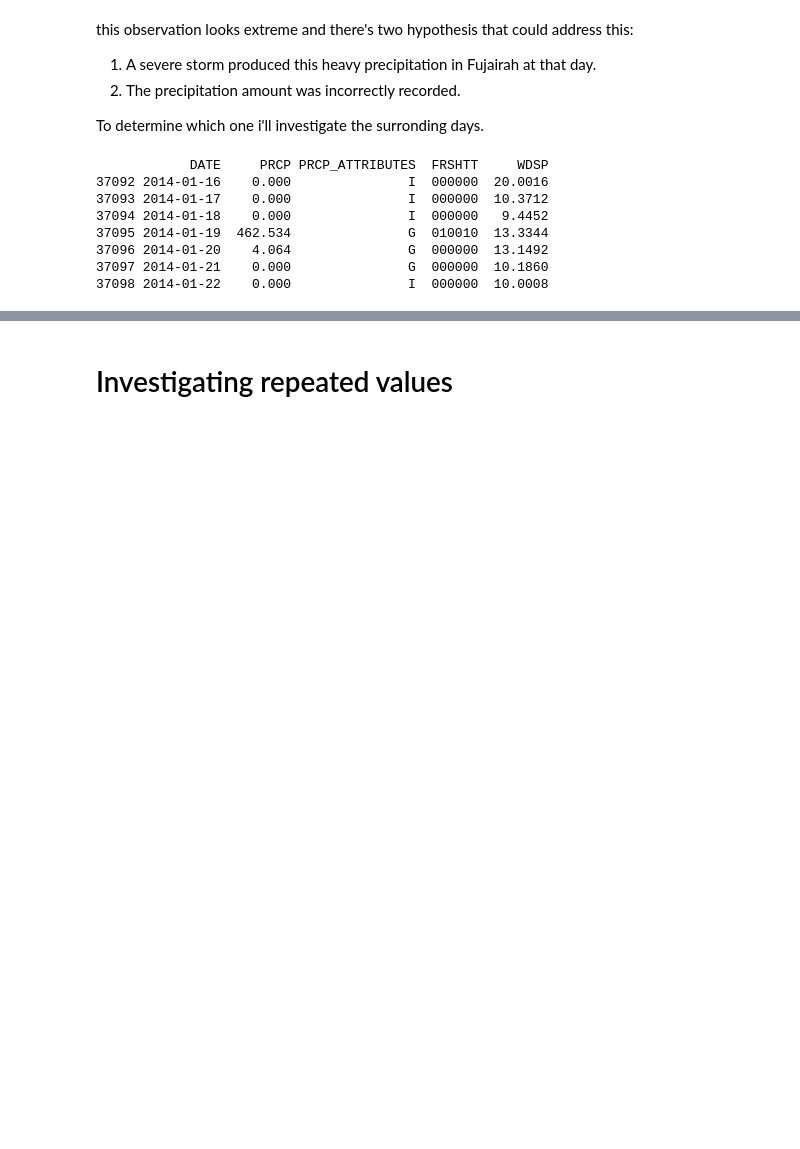
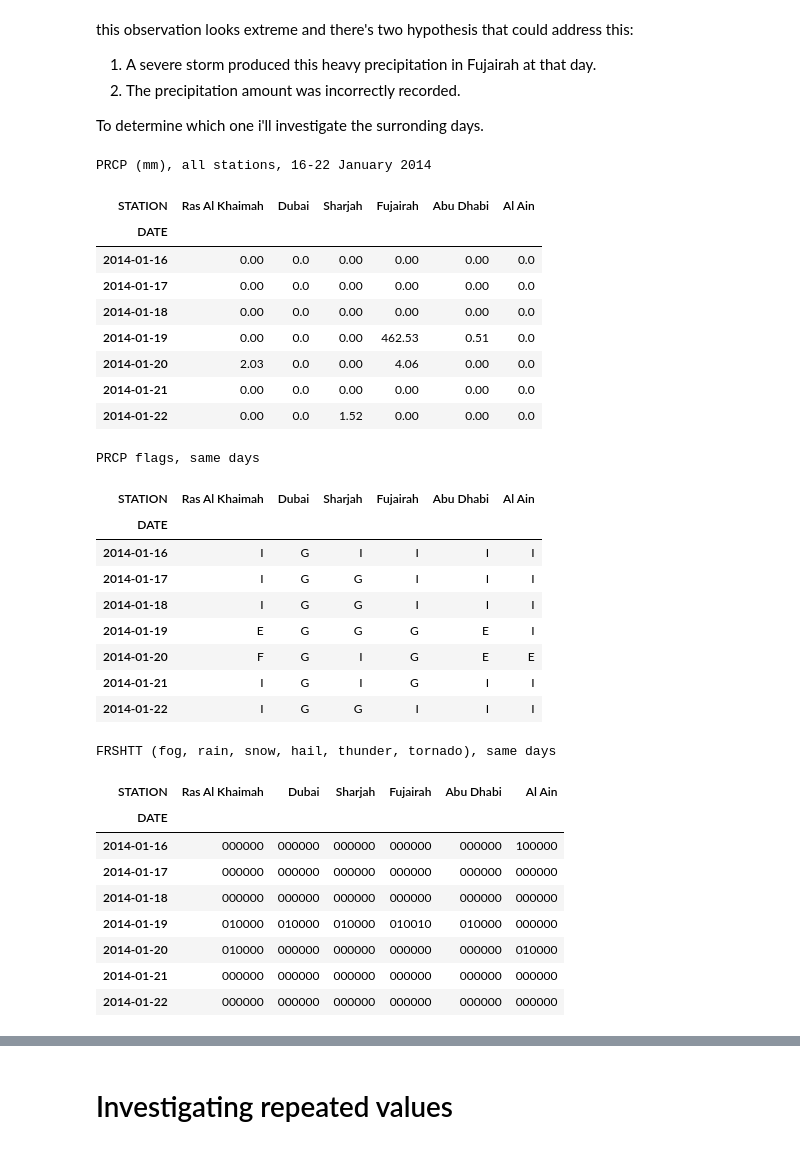
Before and after one commit to mrym828/Rainfall-generalization, a Jupyter notebook: notebooks/01_data_inspection.ipynb, the cells around one changed output, grey strips where cells are left out. Drawn from its saved outputs; the diff is of its cells as text; code cells hidden in the pictures; blank space fills up the shorter version.

```diff
--- a/notebooks/01_data_inspection.ipynb
+++ b/notebooks/01_data_inspection.ipynb
@@ -341,17 +425,45 @@ this observation looks extreme and there's two hypothesis that could address thi
 
 To determine which one i'll investigate the surronding days.
 # %%
-mask = cleaned['DATE'].between("2014-01-16", "2014-01-22")
-station_mask = cleaned['STATION'] == '41198099999'
-columns = ['DATE', 'PRCP', 'PRCP_ATTRIBUTES', 'FRSHTT', 'WDSP']
-print(cleaned.loc[mask & station_mask, columns])
+def chech_each_station(df, start, end, value):
+    window = df[df['DATE'].between(start,end)]
+    return window.pivot(index='DATE', columns='STATION', values=value).rename(columns=STATION_NAMES)
+
+print("PRCP (mm), all stations, 16-22 January 2014")
+display(chech_each_station(cleaned, "2014-01-16", "2014-01-22", "PRCP").round(2))
+print("PRCP flags, same days")
+display(chech_each_station(cleaned, "2014-01-16", "2014-01-22", "PRCP_ATTRIBUTES"))
+print("FRSHTT (fog, rain, snow, hail, thunder, tornado), same days")
+display(chech_each_station(cleaned, "2014-01-16", "2014-01-22", "FRSHTT"))
 # %% [output]
-            DATE     PRCP PRCP_ATTRIBUTES  FRSHTT     WDSP
-37092 2014-01-16    0.000               I  000000  20.0016
-37093 2014-01-17    0.000               I  000000  10.3712
-37094 2014-01-18    0.000               I  000000   9.4452
-37095 2014-01-19  462.534               G  010010  13.3344
-37096 2014-01-20    4.064               G  000000  13.1492
-37097 2014-01-21    0.000               G  000000  10.1860
-37098 2014-01-22    0.000               I  000000  10.0008
+PRCP (mm), all stations, 16-22 January 2014
+| STATION | Ras Al Khaimah | Dubai | Sharjah | Fujairah | Abu Dhabi | Al Ain |
+| DATE |  |  |  |  |  |  |
+| 2014-01-16 | 0.00 | 0.0 | 0.00 | 0.00 | 0.00 | 0.0 |
+| 2014-01-17 | 0.00 | 0.0 | 0.00 | 0.00 | 0.00 | 0.0 |
+| 2014-01-18 | 0.00 | 0.0 | 0.00 | 0.00 | 0.00 | 0.0 |
+| 2014-01-19 | 0.00 | 0.0 | 0.00 | 462.53 | 0.51 | 0.0 |
+| 2014-01-20 | 2.03 | 0.0 | 0.00 | 4.06 | 0.00 | 0.0 |
+| 2014-01-21 | 0.00 | 0.0 | 0.00 | 0.00 | 0.00 | 0.0 |
+| 2014-01-22 | 0.00 | 0.0 | 1.52 | 0.00 | 0.00 | 0.0 |
+PRCP flags, same days
+| STATION | Ras Al Khaimah | Dubai | Sharjah | Fujairah | Abu Dhabi | Al Ain |
+| DATE |  |  |  |  |  |  |
+| 2014-01-16 | I | G | I | I | I | I |
+| 2014-01-17 | I | G | G | I | I | I |
+| 2014-01-18 | I | G | G | I | I | I |
+| 2014-01-19 | E | G | G | G | E | I |
+| 2014-01-20 | F | G | I | G | E | E |
+| 2014-01-21 | I | G | I | G | I | I |
+| 2014-01-22 | I | G | G | I | I | I |
+FRSHTT (fog, rain, snow, hail, thunder, tornado), same days
+| STATION | Ras Al Khaimah | Dubai | Sharjah | Fujairah | Abu Dhabi | Al Ain |
+| DATE |  |  |  |  |  |  |
+| 2014-01-16 | 000000 | 000000 | 000000 | 000000 | 000000 | 100000 |
+| 2014-01-17 | 000000 | 000000 | 000000 | 000000 | 000000 | 000000 |
+| 2014-01-18 | 000000 | 000000 | 000000 | 000000 | 000000 | 000000 |
+| 2014-01-19 | 010000 | 010000 | 010000 | 010010 | 010000 | 000000 |
+| 2014-01-20 | 010000 | 000000 | 000000 | 000000 | 000000 | 010000 |
+| 2014-01-21 | 000000 | 000000 | 000000 | 000000 | 000000 | 000000 |
+| 2014-01-22 | 000000 | 000000 | 000000 | 000000 | 000000 | 000000 |
 # %% [markdown]
```
Also changed, not shown: parts of 23 cells of this notebook, 2 other files.
